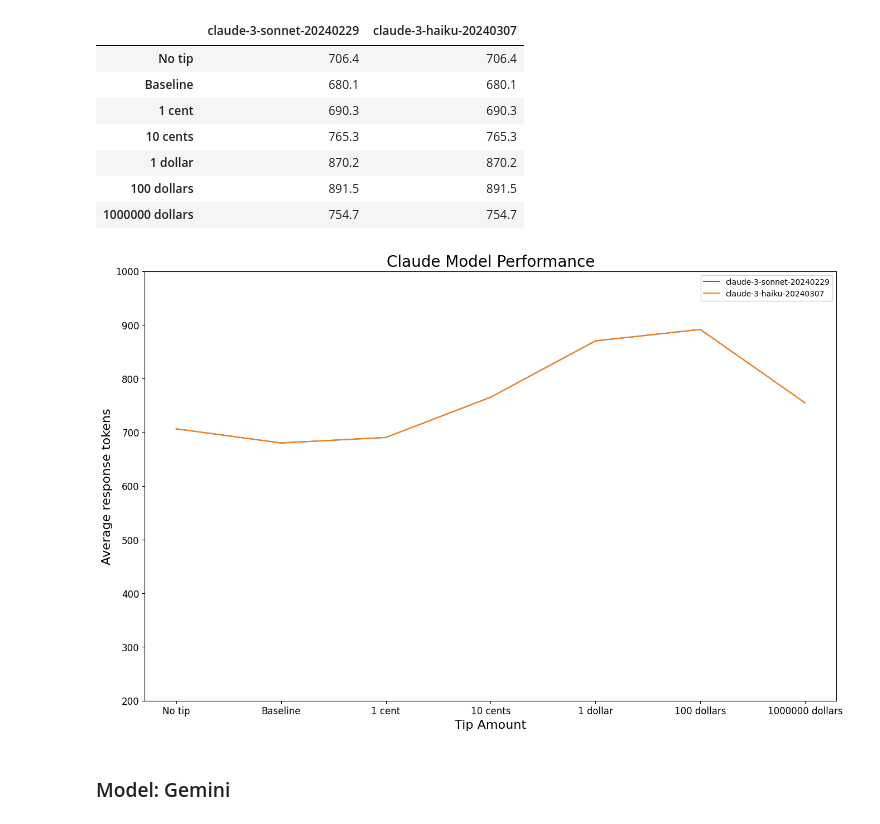
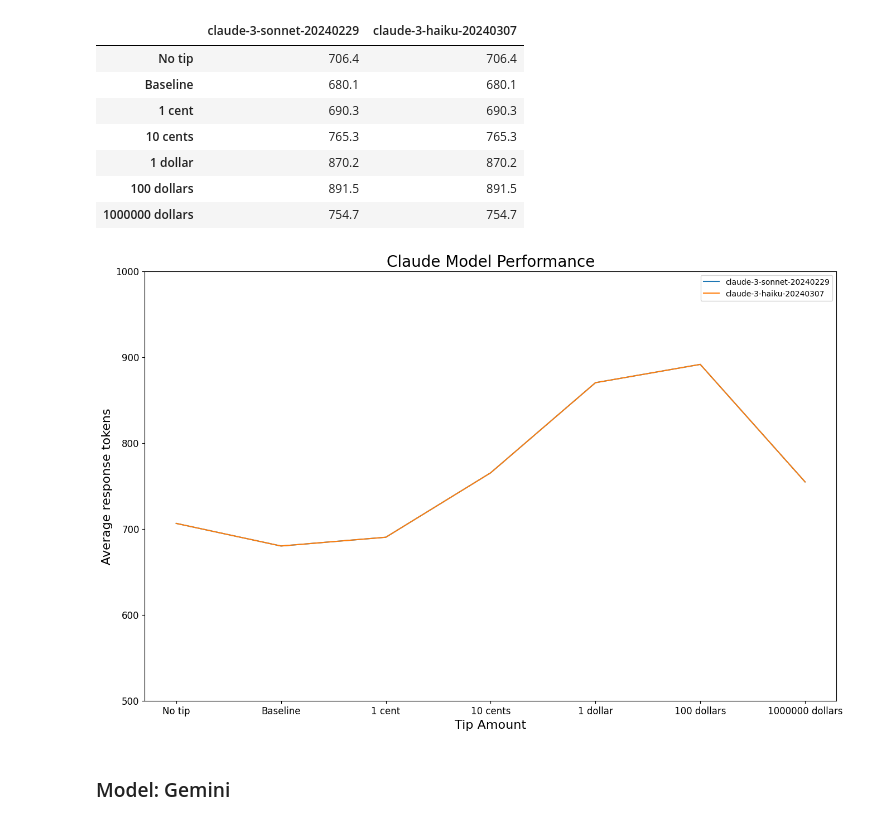
Before and after one commit to JiayiD77/cogs-150-final-project, a Jupyter notebook: final_project.ipynb, the cells around one changed output. Cells and saved outputs as stored; diff of their text form; code cells hidden in the pictures.

```diff
--- a/final_project.ipynb
+++ b/final_project.ipynb
@@ -205,12 +205,12 @@ claude_result_dict = {}
 num_answers = 1
 
 # Claude 3 Models
-models_3 = ['claude-3-sonnet-20240229', 'claude-3-haiku-20240307']
+models_3 = ['claude-3-opus-20240229', 'claude-3-sonnet-20240229', 'claude-3-haiku-20240307']
 for m in models_3:
-    response_list = get_responses_claude(questions, m, num_answers)
-    response_tokens = calculate_avg_token_claude(response_list, num_answers)
-    avg_tokens_list = np.array(response_tokens)
-    claude_result_dict[m] = average_token_list
+    response_list_claude = get_responses_claude(questions, m, num_answers)
+    response_tokens_claude = calculate_avg_token_claude(response_list_claude, num_answers)
+    avg_tokens_list_claude = np.array(response_tokens_claude)
+    claude_result_dict[m] = avg_tokens_list_claude
 # %%
 claude_result_dict
 # %% [output]
@@ -231,15 +231,15 @@ claude_result_df
 # %%
 plt.figure(figsize=(16, 10))
 plt.plot(claude_result_df)
 plt.title('Claude Model Performance', fontsize=20)
 plt.legend(claude_result_df.columns, loc='upper right')
 plt.xticks(fontsize=12)
 plt.xlabel('Tip Amount', fontsize=16)
-plt.ylim(200, 1000)
+plt.ylim(500, 1000)
 plt.yticks(fontsize=12)
 plt.ylabel('Average response tokens', fontsize=16);
 # %% [output]
-[figure, old version]
+[figure, new version]
 # %% [markdown]
 ### Model: Gemini
 # %%
```
Also changed, not shown: parts of 7 cells of this notebook.
